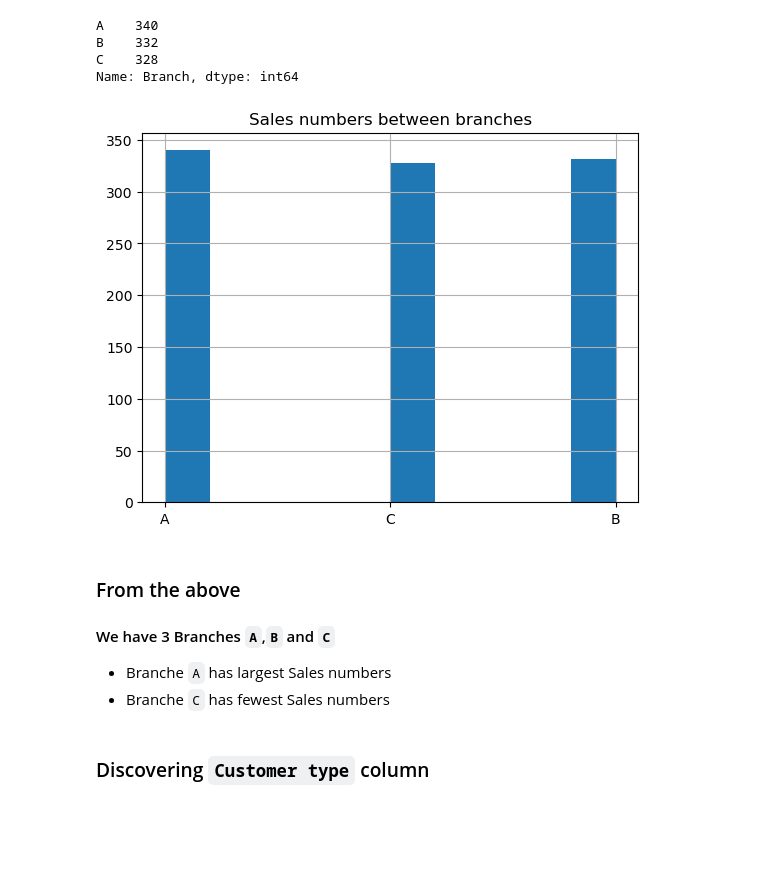
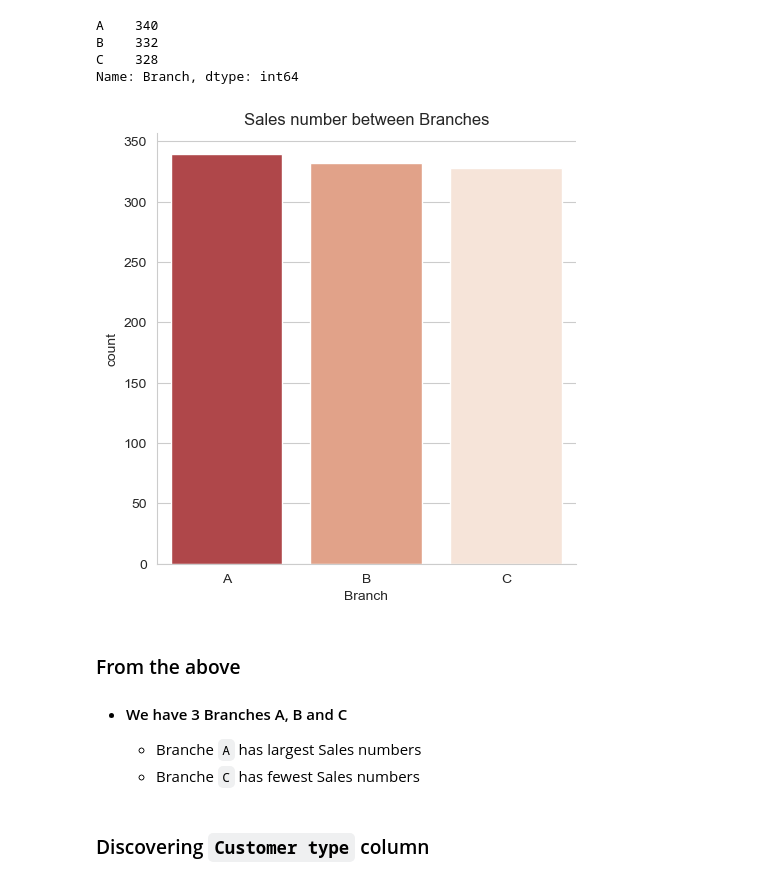
Before and after one commit to Ahmedabbas75/Super_Market-Analysis-Task, a Jupyter notebook: Analysis-Code.ipynb, the cells around one changed output. Saved outputs shown, nothing was run; the diff lists cells and outputs as text; code cells hidden in the pictures; blank space fills up the shorter version.

Commit message:
Completed Exploratory Data Analysis

```diff
--- a/Analysis-Code.ipynb
+++ b/Analysis-Code.ipynb
@@ -117,3 +110,7 @@ data["Date"]
 998   2019-02-22
 999   2019-02-18
 Name: Date, Length: 1000, dtype: datetime64[ns]
+# %%
+# add new column Month
+
+data["Month"] = data["Date"].dt.month_name()
@@ -123,6 +135,11 @@ Name: Date, Length: 1000, dtype: datetime64[ns]
 data.drop(columns = "Invoice ID", inplace = True)
 # %% [markdown]
 ## Univariate Analysis
+# %%
+# set style of visualization
+
+sns.set_style("whitegrid")
+sns.set_palette("RdBu")
 # %% [markdown]
 ### Discovering `Branch` column
 # %%
@@ -141,18 +158,21 @@ B    332
 C    328
 Name: Branch, dtype: int64
 # %%
-data["Branch"].hist()
-plt.title("Sales numbers between branches")
+# visualized Branch column
+
+# 1- create count plot
+sns.catplot(x = "Branch", data = data, kind = "count", order = data.Branch.value_counts().index)
+plt.title("Sales number between Branches")
 plt.show()
 # %% [output]
-[figure, old version]
+[figure, new version]
 # %% [markdown]
 ### From the above
 
-#### We have 3 Branches `A`,`B` and `C`
+- #### We have 3 Branches A, B and C
 
-- Branche `A` has largest Sales numbers
-- Branche `C` has fewest Sales numbers
+    - Branche `A` has largest Sales numbers
+    - Branche `C` has fewest Sales numbers
 # %% [markdown]
 ### Discovering `Customer type` column
 # %%
```
Also changed, not shown: parts of 49 cells of this notebook.
